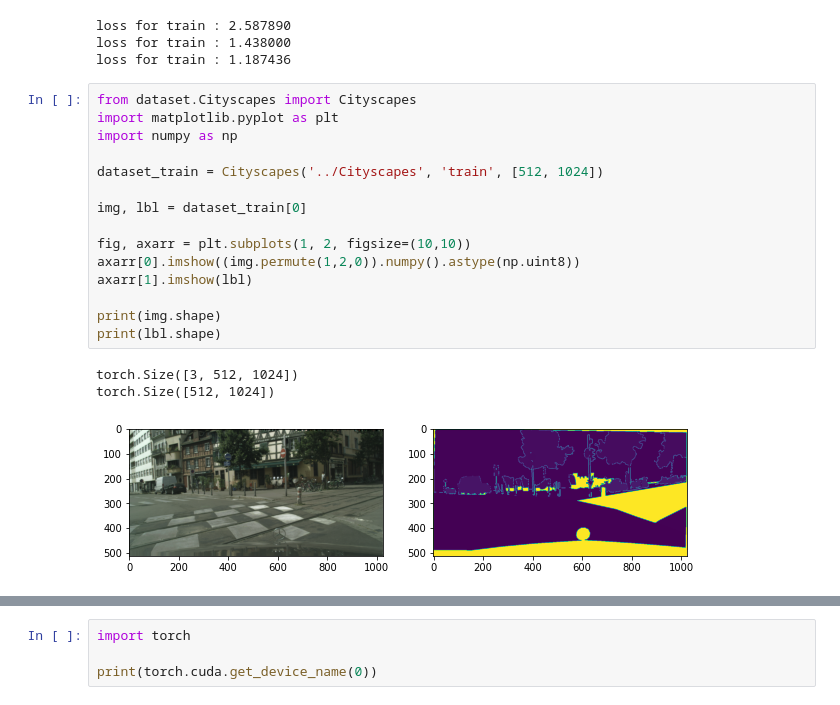
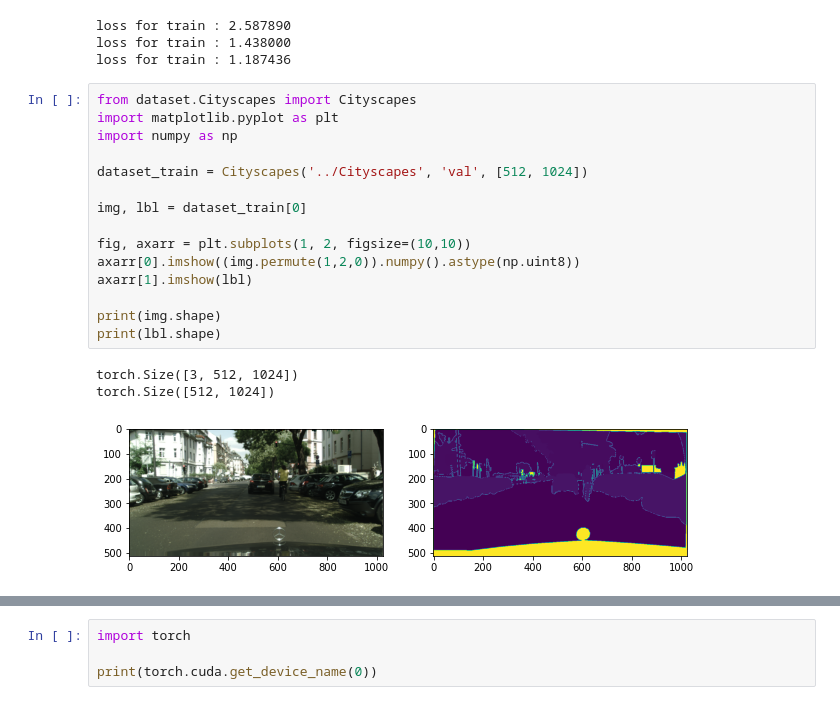
Before and after one commit to ChenYiYuIvan/BiseNetv1, a Jupyter notebook: test.ipynb, the cells around one changed output, grey strips where cells are left out. Drawn from its saved outputs; the diff is of its cells as text.

```diff
--- a/test.ipynb
+++ b/test.ipynb
@@ -16,19 +16,19 @@ loss for train : 1.187436
 # %%
 from dataset.Cityscapes import Cityscapes
 import matplotlib.pyplot as plt
 import numpy as np
 
-dataset_train = Cityscapes('../Cityscapes', 'train', [512, 1024])
+dataset_train = Cityscapes('../Cityscapes', 'val', [512, 1024])
 
 img, lbl = dataset_train[0]
 
 fig, axarr = plt.subplots(1, 2, figsize=(10,10))
 axarr[0].imshow((img.permute(1,2,0)).numpy().astype(np.uint8))
 axarr[1].imshow(lbl)
 
 print(img.shape)
 print(lbl.shape)
 # %% [output]
 torch.Size([3, 512, 1024])
 torch.Size([512, 1024])
-[figure, old version]
+[figure, new version]
```
Also changed, not shown: parts of 1 cell of this notebook, 2 other files.
